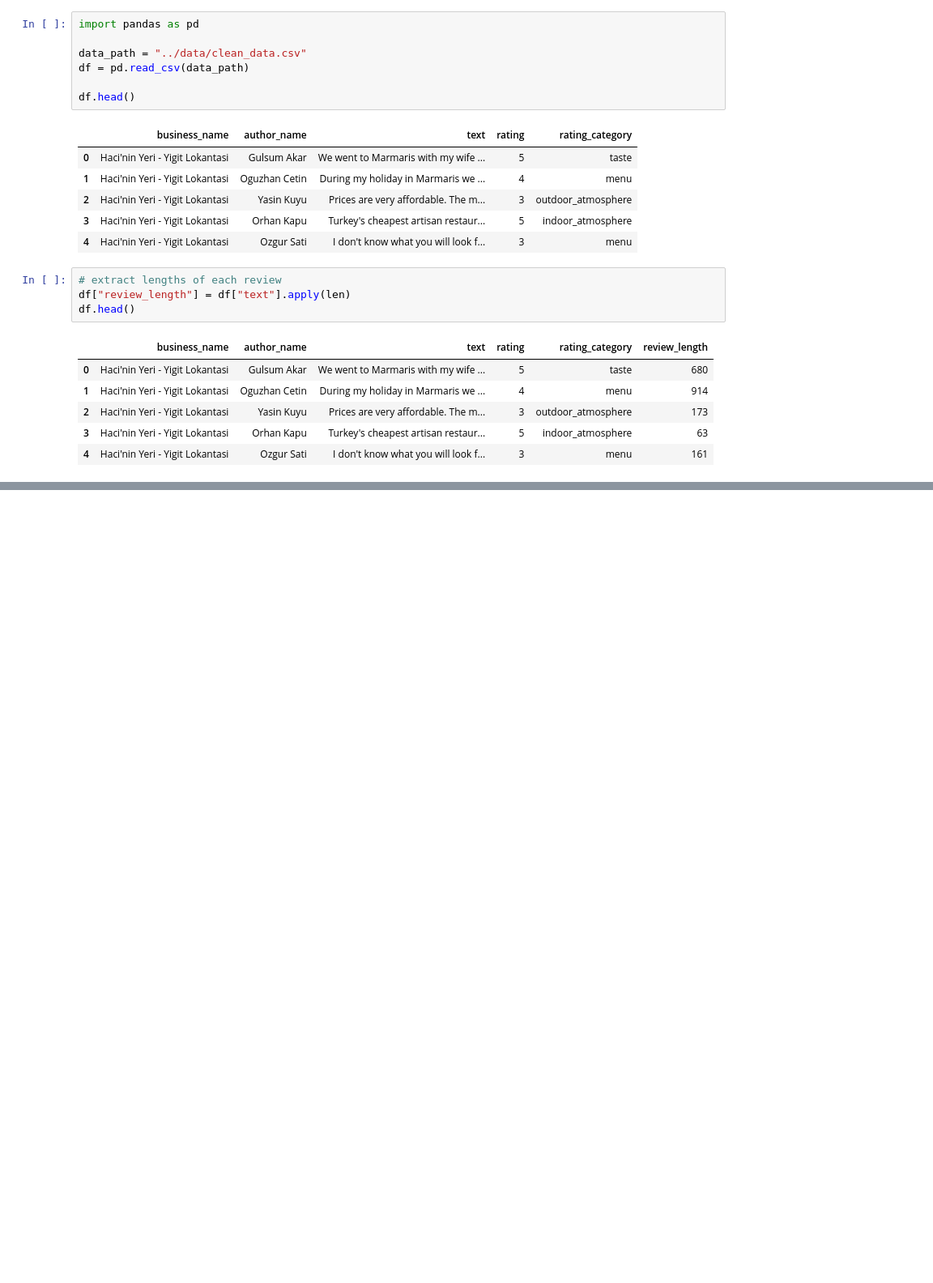
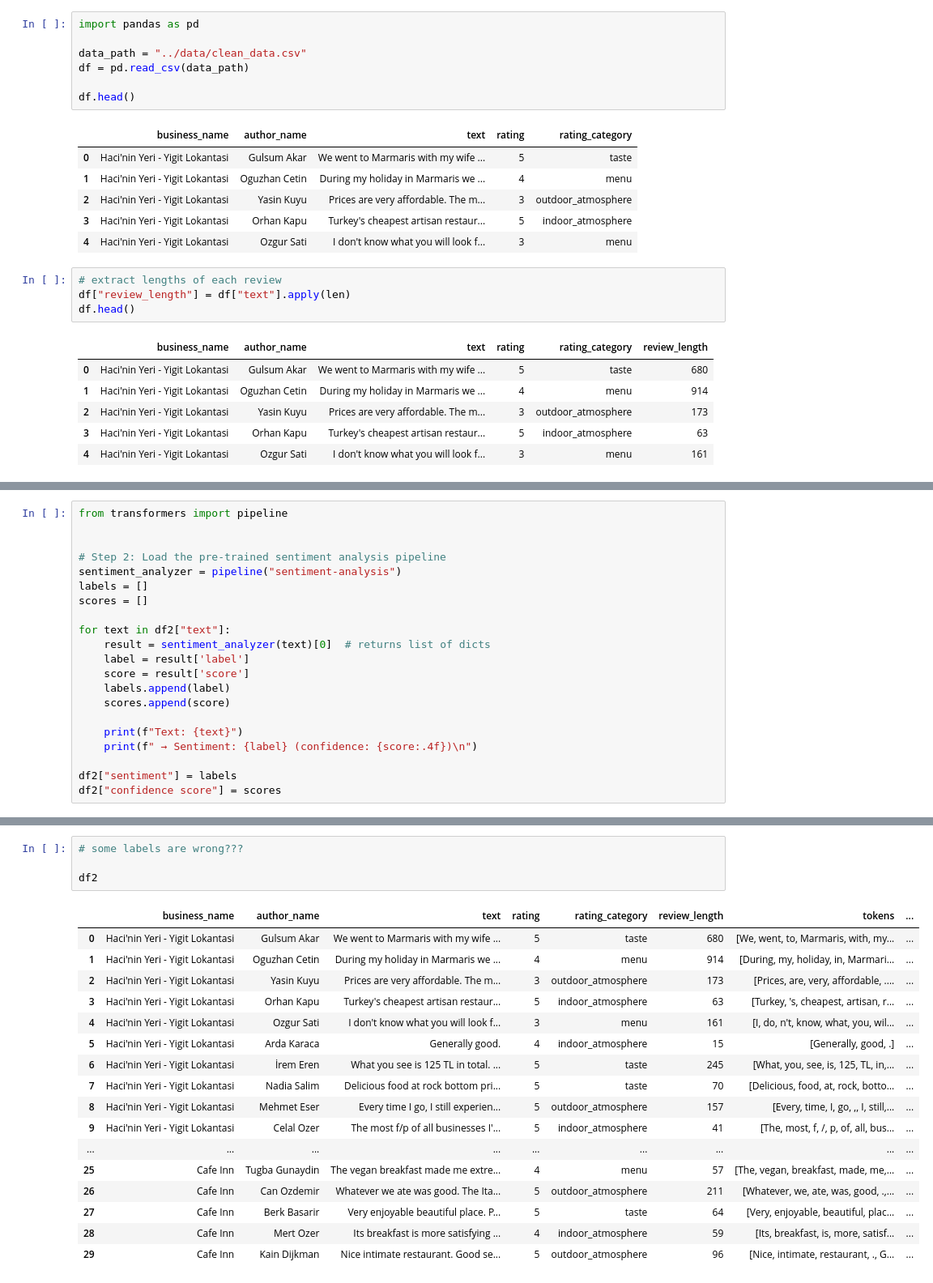
Before and after one commit to atharshlakshmi/techjam, a Jupyter notebook: feature_engineering/notebook.ipynb, the cells around one changed output, grey strips where cells are left out. Shown at 81% size. Cells and saved outputs as stored; diff of their text form; blank space fills up the shorter version.

Commit message:
attempted sentiment analysis

```diff
--- a/feature_engineering/notebook.ipynb
+++ b/feature_engineering/notebook.ipynb
@@ -90,0 +109,21 @@ df2
+# %%
+from transformers import pipeline
+
+
+# Step 2: Load the pre-trained sentiment analysis pipeline
+sentiment_analyzer = pipeline("sentiment-analysis")
+labels = []
+scores = []
+
+for text in df2["text"]:
+    result = sentiment_analyzer(text)[0]  # returns list of dicts
+    label = result['label']
+    score = result['score']
+    labels.append(label)
+    scores.append(score)
+
+    print(f"Text: {text}")
+    print(f" → Sentiment: {label} (confidence: {score:.4f})\n")
+
+df2["sentiment"] = labels
+df2["confidence score"] = scores
@@ -90,0 +151,22 @@ df2
+# %%
+# some labels are wrong???
+
+df2
+# %% [output]
+|  | business_name | author_name | text | rating | rating_category | review_length | tokens | ... |
+| 0 | Haci'nin Yeri - Yigit Lokantasi | Gulsum Akar | We went to Marmaris with my wife ... | 5 | taste | 680 | [We, went, to, Marmaris, with, my... | ... |
+| 1 | Haci'nin Yeri - Yigit Lokantasi | Oguzhan Cetin | During my holiday in Marmaris we ... | 4 | menu | 914 | [During, my, holiday, in, Marmari... | ... |
+| 2 | Haci'nin Yeri - Yigit Lokantasi | Yasin Kuyu | Prices are very affordable. The m... | 3 | outdoor_atmosphere | 173 | [Prices, are, very, affordable, .... | ... |
+| 3 | Haci'nin Yeri - Yigit Lokantasi | Orhan Kapu | Turkey's cheapest artisan restaur... | 5 | indoor_atmosphere | 63 | [Turkey, 's, cheapest, artisan, r... | ... |
+| 4 | Haci'nin Yeri - Yigit Lokantasi | Ozgur Sati | I don't know what you will look f... | 3 | menu | 161 | [I, do, n't, know, what, you, wil... | ... |
+| 5 | Haci'nin Yeri - Yigit Lokantasi | Arda Karaca | Generally good. | 4 | indoor_atmosphere | 15 | [Generally, good, .] | ... |
+| 6 | Haci'nin Yeri - Yigit Lokantasi | İrem Eren | What you see is 125 TL in total. ... | 5 | taste | 245 | [What, you, see, is, 125, TL, in,... | ... |
+| 7 | Haci'nin Yeri - Yigit Lokantasi | Nadia Salim | Delicious food at rock bottom pri... | 5 | taste | 70 | [Delicious, food, at, rock, botto... | ... |
+| 8 | Haci'nin Yeri - Yigit Lokantasi | Mehmet Eser | Every time I go, I still experien... | 5 | outdoor_atmosphere | 157 | [Every, time, I, go, ,, I, still,... | ... |
+| 9 | Haci'nin Yeri - Yigit Lokantasi | Celal Ozer | The most f/p of all businesses I'... | 5 | indoor_atmosphere | 41 | [The, most, f, /, p, of, all, bus... | ... |
+| ... | ... | ... | ... | ... | ... | ... | ... | ... |
+| 25 | Cafe Inn | Tugba Gunaydin | The vegan breakfast made me extre... | 4 | menu | 57 | [The, vegan, breakfast, made, me,... | ... |
+| 26 | Cafe Inn | Can Ozdemir | Whatever we ate was good. The Ita... | 5 | outdoor_atmosphere | 211 | [Whatever, we, ate, was, good, .,... | ... |
+| 27 | Cafe Inn | Berk Basarir | Very enjoyable beautiful place. P... | 5 | taste | 64 | [Very, enjoyable, beautiful, plac... | ... |
+| 28 | Cafe Inn | Mert Ozer | Its breakfast is more satisfying ... | 4 | indoor_atmosphere | 59 | [Its, breakfast, is, more, satisf... | ... |
+| 29 | Cafe Inn | Kain Dijkman | Nice intimate restaurant. Good se... | 5 | outdoor_atmosphere | 96 | [Nice, intimate, restaurant, ., G... | ... |
```
Also changed, not shown: parts of 6 cells of this notebook, 1 other file.
